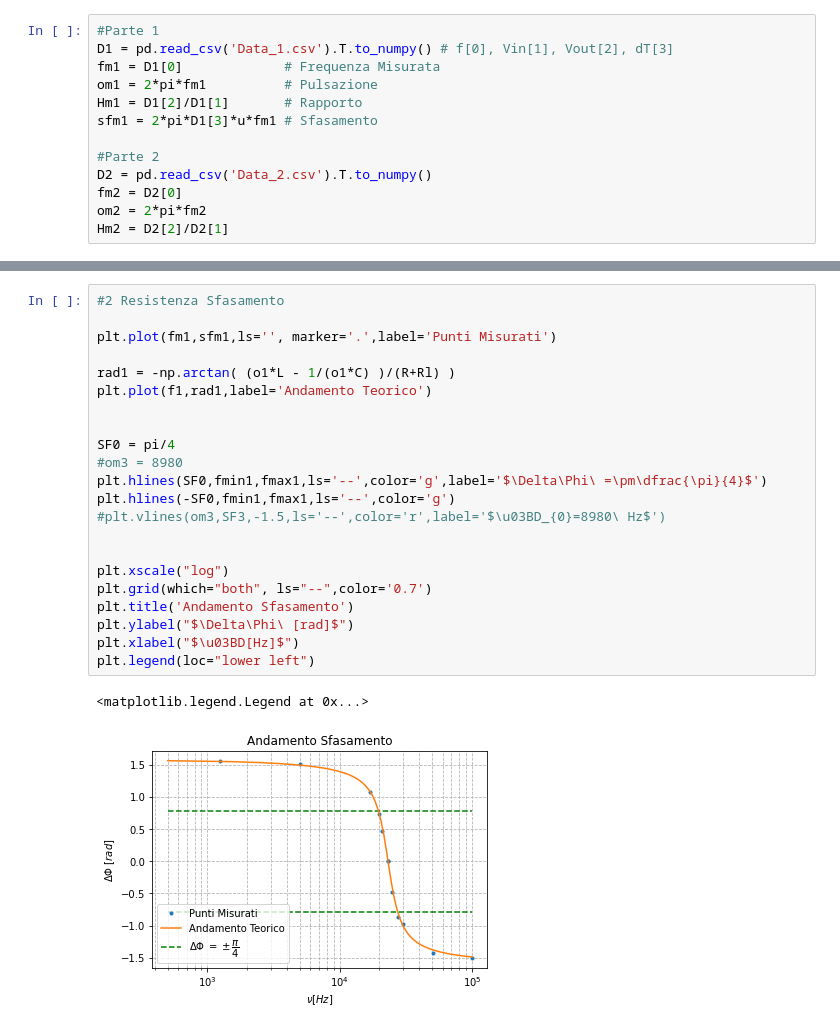
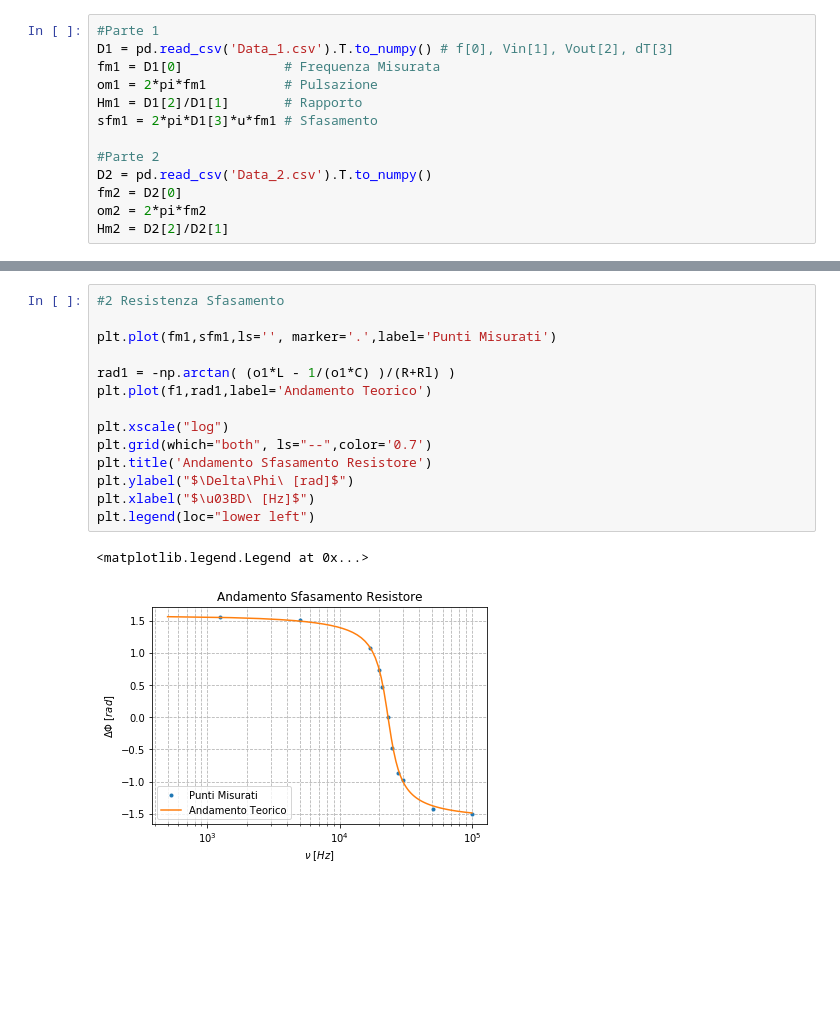
Before and after one commit to Kevin222-hub/Lab_reports, a Jupyter notebook: Elettro_3/Main.ipynb, the cells around one changed output, grey strips where cells are left out. Cells and saved outputs as stored; diff of their text form; blank space fills up the shorter version.

```diff
--- a/Elettro_3/Main.ipynb
+++ b/Elettro_3/Main.ipynb
@@ -68,25 +89,17 @@ plt.legend(loc="upper left")
 # %%
 #2 Resistenza Sfasamento
 
 plt.plot(fm1,sfm1,ls='', marker='.',label='Punti Misurati')
 
 rad1 = -np.arctan( (o1*L - 1/(o1*C) )/(R+Rl) )
 plt.plot(f1,rad1,label='Andamento Teorico')
 
-
-SF0 = pi/4
-#om3 = 8980
-plt.hlines(SF0,fmin1,fmax1,ls='--',color='g',label='$\Delta\Phi\ =\pm\dfrac{\pi}{4}$')
-plt.hlines(-SF0,fmin1,fmax1,ls='--',color='g')
-#plt.vlines(om3,SF3,-1.5,ls='--',color='r',label='$\u03BD_{0}=8980\ Hz$')
-
-
 plt.xscale("log")
 plt.grid(which="both", ls="--",color='0.7')
-plt.title('Andamento Sfasamento')
+plt.title('Andamento Sfasamento Resistore')
 plt.ylabel("$\Delta\Phi\ [rad]$")
-plt.xlabel("$\u03BD[Hz]$")
+plt.xlabel("$\u03BD\ [Hz]$")
 plt.legend(loc="lower left")
 # %% [output]
 <matplotlib.legend.Legend at 0x...>
-[figure, old version]
+[figure, new version]
```
Also changed, not shown: parts of 5 cells of this notebook.
